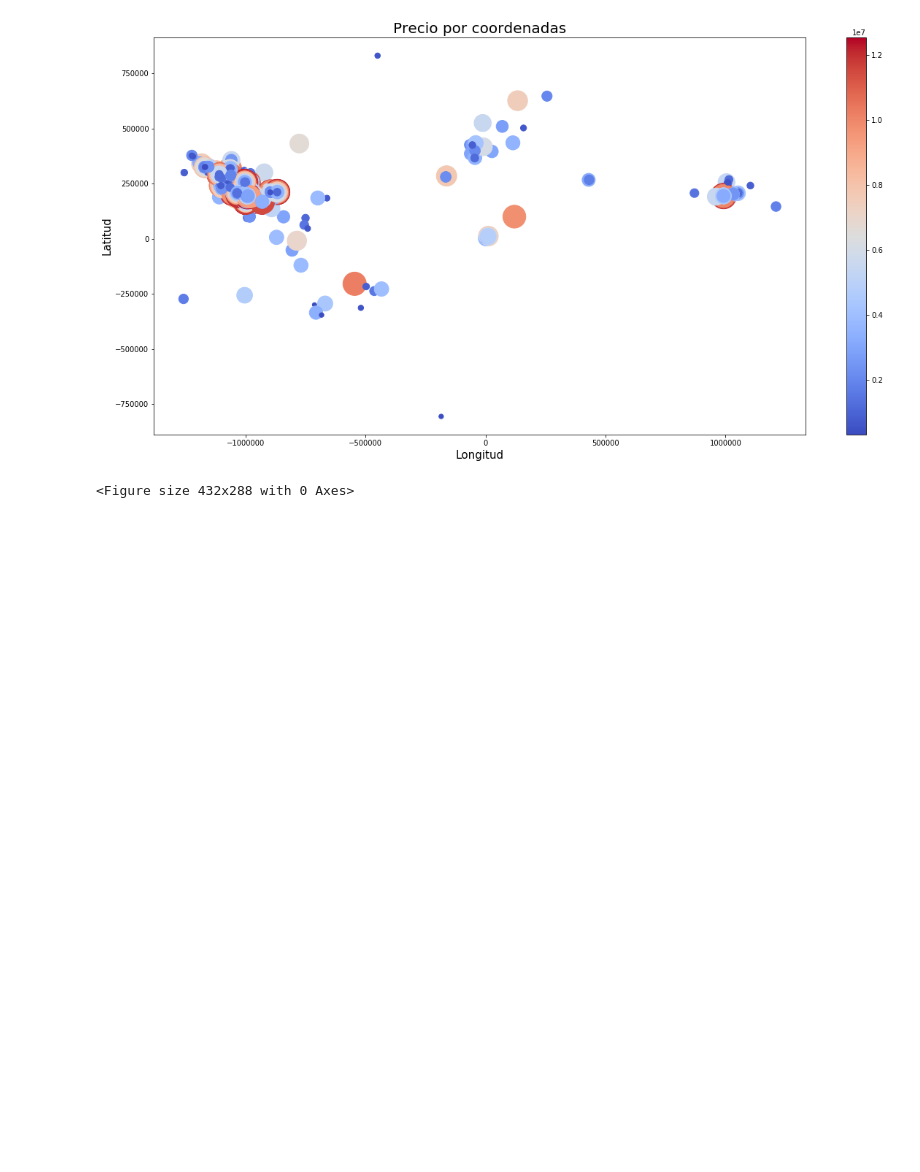
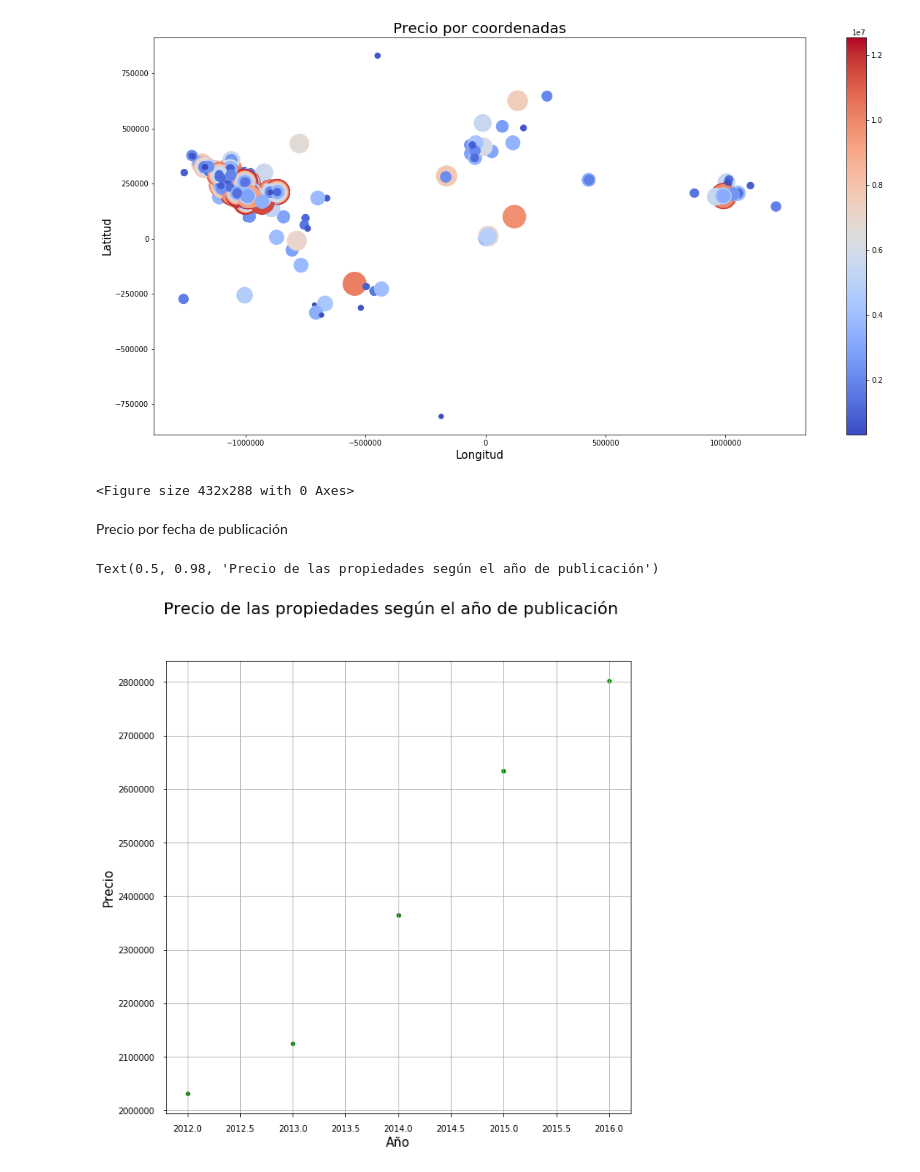
Before and after one commit to lorenzolgz/orgadatostp1, a Jupyter notebook: Análisis_Ailu.ipynb, the cells around one changed output. Saved outputs shown, nothing was run; the diff lists cells and outputs as text; code cells hidden in the pictures; blank space fills up the shorter version.

Commit message:
agregué gráfico

```diff
--- a/Análisis_Ailu.ipynb
+++ b/Análisis_Ailu.ipynb
@@ -402,3 +403,23 @@ plt.clf()
 # %% [output]
 [figure]
 <Figure size 432x288 with 0 Axes>
+# %% [markdown]
+Precio por fecha de publicación
+# %%
+df['año'] = pd.DatetimeIndex(df['fecha']).year.astype(np.int16)
+
+df_anio_precio = df.groupby('año')['precio'].agg('mean').reset_index()
+
+
+fig, ax1 = plt.subplots() # prepara un gráfico de matplotlib
+df_anio_precio.plot("año", "precio", kind="scatter", ax=ax1, figsize=(10,10), color='green')
+
+# realiza ajustes al gráfico con matplotlib:
+ax1.grid()
+ax1.set_xlabel("Año", fontsize=15)
+ax1.set_ylabel("Precio", fontsize=15)
+ax1.tick_params(labelsize=10, pad=10)
+fig.suptitle('Precio de las propiedades según el año de publicación', fontsize=20)
+# %% [output]
+Text(0.5, 0.98, 'Precio de las propiedades según el año de publicación')
+[figure, added]
```
Also changed, not shown: parts of 1 cell of this notebook.
